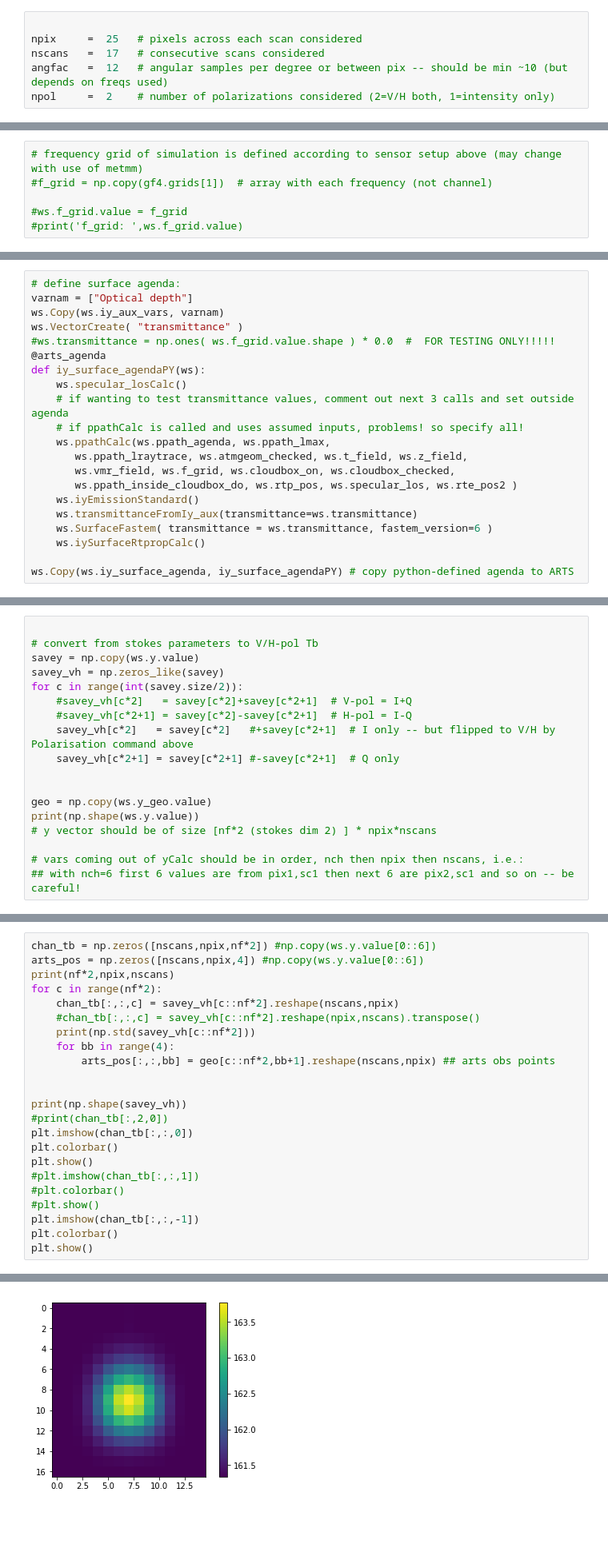
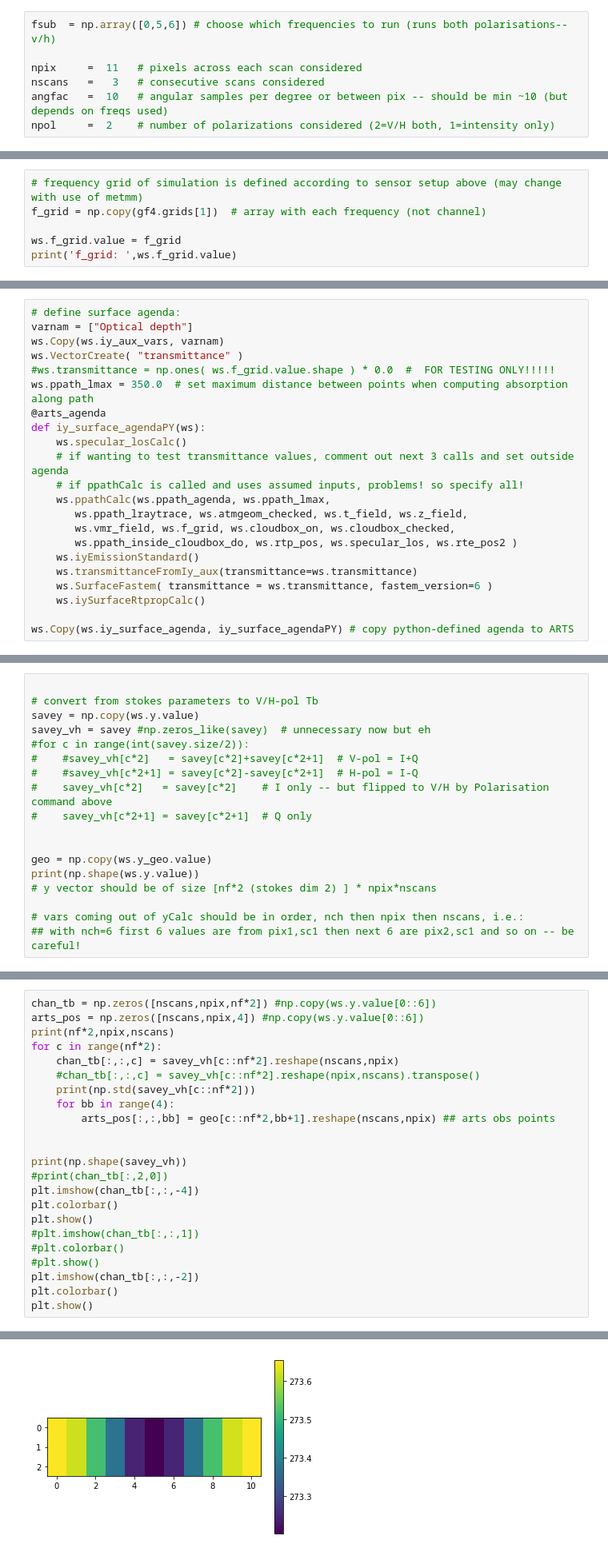
Before and after one commit to cheesetarian/amsr2_var, a Jupyter notebook: am2_mvar/amsr2_test2.ipynb, the cells around one changed output, grey strips where cells are left out. Shown: that part at 80% size. Saved outputs shown, nothing was run; the diff lists cells and outputs as text; blank space fills up the shorter version.

```diff
--- a/am2_mvar/amsr2_test2.ipynb
+++ b/am2_mvar/amsr2_test2.ipynb
@@ -25,8 +26,9 @@
 # %%
+fsub  = np.array([0,5,6]) # choose which frequencies to run (runs both polarisations--v/h)
 
-npix     =  25   # pixels across each scan considered
-nscans   =  17   # consecutive scans considered
-angfac   =  12   # angular samples per degree or between pix -- should be min ~10 (but depends on freqs used)
+npix     =  11   # pixels across each scan considered
+nscans   =   3   # consecutive scans considered
+angfac   =  10   # angular samples per degree or between pix -- should be min ~10 (but depends on freqs used)
 npol     =  2    # number of polarizations considered (2=V/H both, 1=intensity only)
 # %%
 
@@ -222,6 +233,6 @@ size of antenna_reponse grid:  (1, 3, 301, 301)
 # %%
 # frequency grid of simulation is defined according to sensor setup above (may change with use of metmm)
-#f_grid = np.copy(gf4.grids[1])  # array with each frequency (not channel)
+f_grid = np.copy(gf4.grids[1])  # array with each frequency (not channel)
 
-#ws.f_grid.value = f_grid
-#print('f_grid: ',ws.f_grid.value)
+ws.f_grid.value = f_grid
+print('f_grid: ',ws.f_grid.value)
@@ -327,6 +326,7 @@ varnam = ["Optical depth"]
 ws.Copy(ws.iy_aux_vars, varnam)
 ws.VectorCreate( "transmittance" )
 #ws.transmittance = np.ones( ws.f_grid.value.shape ) * 0.0  #  FOR TESTING ONLY!!!!!
+ws.ppath_lmax = 350.0  # set maximum distance between points when computing absorption along path
 @arts_agenda
 def iy_surface_agendaPY(ws):
     ws.specular_losCalc()
@@ -455,12 +440,12 @@ ws.yCalc()
 
 # convert from stokes parameters to V/H-pol Tb
 savey = np.copy(ws.y.value)
-savey_vh = np.zeros_like(savey)
-for c in range(int(savey.size/2)):
-    #savey_vh[c*2]   = savey[c*2]+savey[c*2+1]  # V-pol = I+Q
-    #savey_vh[c*2+1] = savey[c*2]-savey[c*2+1]  # H-pol = I-Q
-    savey_vh[c*2]   = savey[c*2]   #+savey[c*2+1]  # I only -- but flipped to V/H by Polarisation command above
-    savey_vh[c*2+1] = savey[c*2+1] #-savey[c*2+1]  # Q only
+savey_vh = savey #np.zeros_like(savey)  # unnecessary now but eh
+#for c in range(int(savey.size/2)):
+#    #savey_vh[c*2]   = savey[c*2]+savey[c*2+1]  # V-pol = I+Q
+#    #savey_vh[c*2+1] = savey[c*2]-savey[c*2+1]  # H-pol = I-Q
+#    savey_vh[c*2]   = savey[c*2]    # I only -- but flipped to V/H by Polarisation command above
+#    savey_vh[c*2+1] = savey[c*2+1]  # Q only
 
 
 geo = np.copy(ws.y_geo.value)
@@ -485,13 +470,13 @@ for c in range(nf*2):
 
 print(np.shape(savey_vh))
 #print(chan_tb[:,2,0])
-plt.imshow(chan_tb[:,:,0])
+plt.imshow(chan_tb[:,:,-4])
 plt.colorbar()
 plt.show()
 #plt.imshow(chan_tb[:,:,1])
 #plt.colorbar()
 #plt.show()
-plt.imshow(chan_tb[:,:,-1])
+plt.imshow(chan_tb[:,:,-2])
 plt.colorbar()
 plt.show()
 # %% [output]
@@ -506 +491 @@ plt.show()
-[figure, old version]
+[figure, new version]
```
Also changed, not shown: parts of 21 cells of this notebook.
